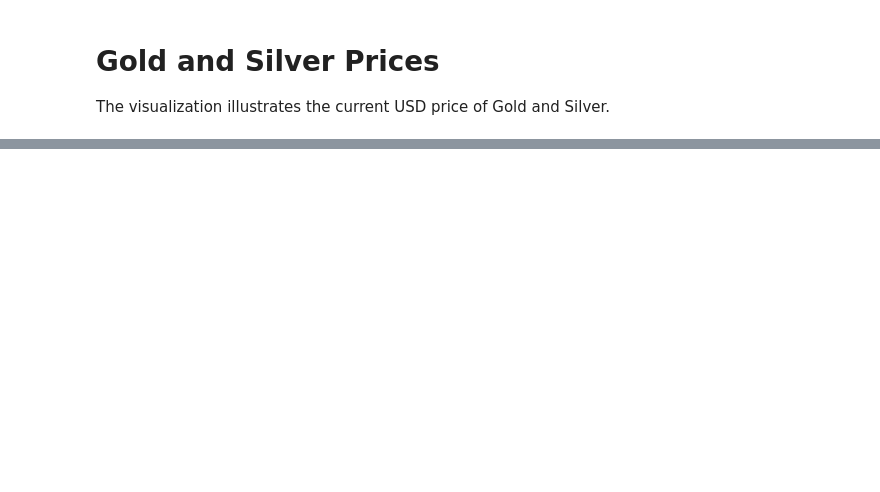
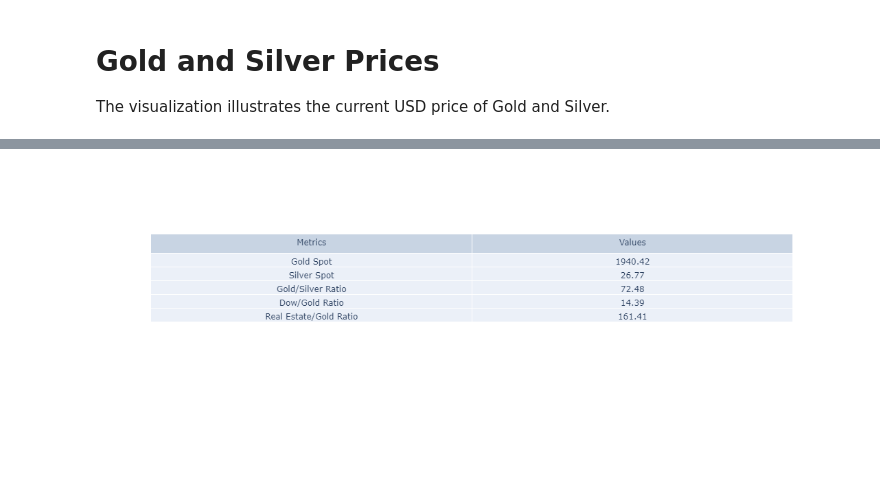
Before and after one commit to evanpaliotta/Financial_Dashboard, a Jupyter notebook: Macro/goldsilver_price.ipynb, the cells around one changed output, grey strips where cells are left out. Cells and saved outputs as stored; diff of their text form; code cells hidden in the pictures; blank space fills up the shorter version.

Commit message:
added re/gold ratio

```diff
--- a/Macro/goldsilver_price.ipynb
+++ b/Macro/goldsilver_price.ipynb
@@ -15,6 +16,7 @@ import yfinance as yf
 # %%
 #Set API keys
 av_api_key = os.getenv("ALPHA_VANTAGE_API_KEY")
+fred_api_key = os.getenv("FRED_API_KEY")
 # %%
 # Retreive Gold/USD exchange rate
 fe = ForeignExchange(key=av_api_key)
@@ -45,0 +57,15 @@ print(f"The Dow/Gold ratio is: {dowgold_ratio}")
+# %%
+#Initiate response
+fred = Fred(api_key=fred_api_key)
+
+# Retrieve Federal Reserve data
+re = fred.get_series_latest_release('MSPUS')
+re = pd.DataFrame(re)
+re.columns=['Single Family Home Price']
+re.index = pd.to_datetime(re.index)
+re.index.name = 'Date'
+last_re_price = re.iloc[-1]
+
+# Calculate RE/Gold ratio
+re_gold_ratio = last_re_price/gold_price
+print(re_gold_ratio)
@@ -46,8 +75,10 @@ print(f"The Dow/Gold ratio is: {dowgold_ratio}")
 # %%
 import plotly.graph_objects as go
 
 fig = go.Figure(data=[go.Table(header=dict(values=['Metrics', 'Values']),
-                 cells=dict(values=[['Gold Spot', 'Silver Spot', 'Gold/Silver Ratio', 'Dow/Gold Ratio'],
-                                    [gold_price, silver_price, goldsilver_ratio, dowgold_ratio]]))
+                 cells=dict(values=[['Gold Spot', 'Silver Spot', 'Gold/Silver Ratio', 'Dow/Gold Ratio', "Real Estate/Gold Ratio"],
+                                    [gold_price, silver_price, goldsilver_ratio, dowgold_ratio, round(re_gold_ratio, 2)]]))
                      ])
 fig.show()
+# %% [output]
+[figure, added]
```
Also changed, not shown: parts of 6 cells of this notebook.
